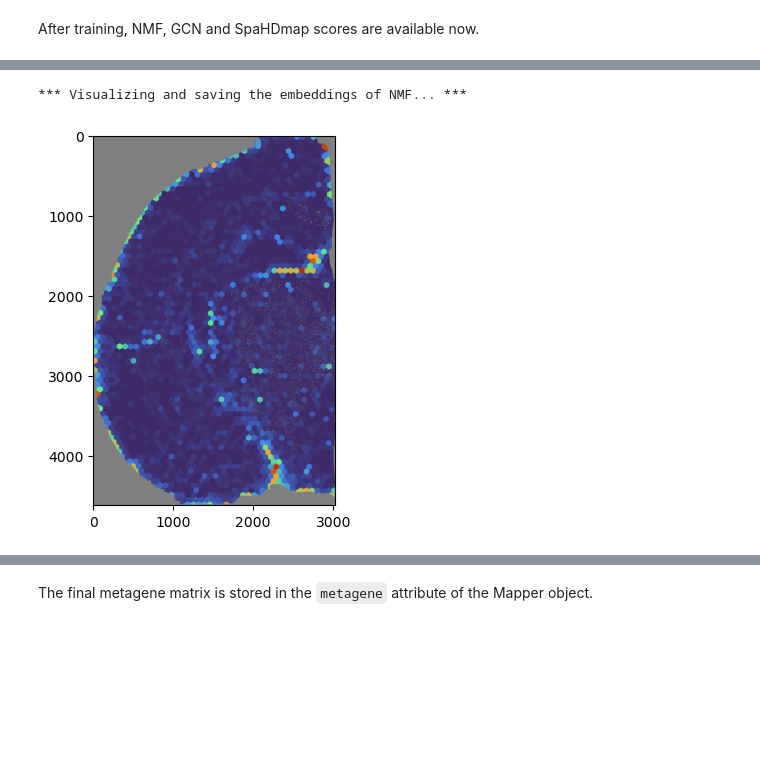
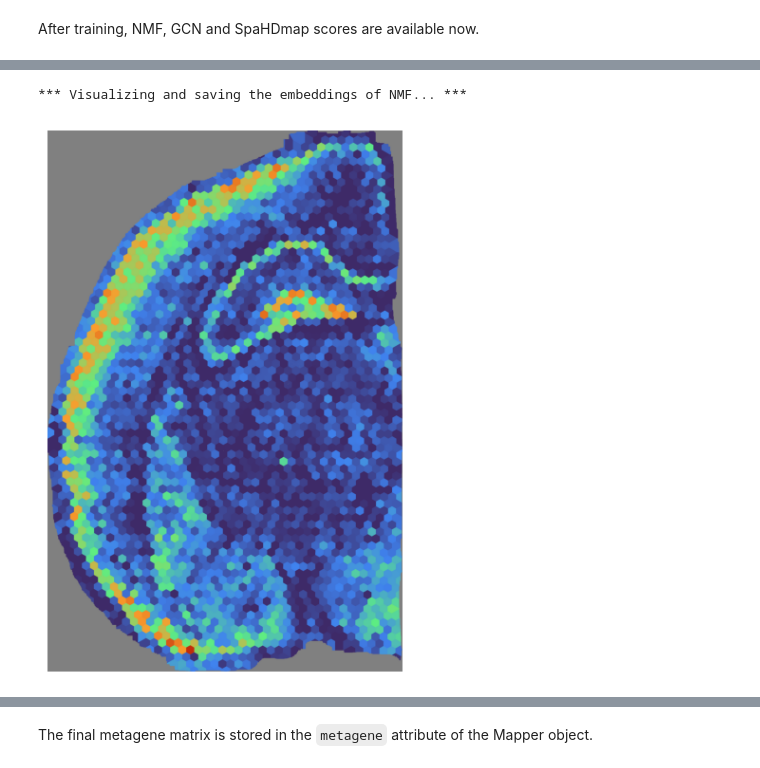
Before and after one commit to sldyns/SpaHDmap, a Jupyter notebook: docs/tutorials/IHC-image.ipynb, the cells around one changed output, grey strips where cells are left out. Drawn from its saved outputs; the diff is of its cells as text; code cells hidden in the pictures; blank space fills up the shorter version.

```diff
--- a/docs/tutorials/IHC-image.ipynb
+++ b/docs/tutorials/IHC-image.ipynb
@@ -98,5 +105,5 @@ Same to case of analyzing HE-image 10X Visium ST data, we initialize the Mapper
 mapper = hdmap.Mapper(mouse_cortex, results_path=results_path, verbose=True)
 
 # Run SpaHDmap in one function
-mapper.run_SpaHDmap()
+mapper.run_SpaHDmap(repeat_times=10)
 # %% [output]
@@ -133,8 +303,8 @@ Available scores: NMF, GCN, VD, SpaHDmap
 # %%
 # Visualize the NMF score
-mapper.visualize(mouse_cortex, use_score='NMF', index=18)
+mapper.visualize(mouse_cortex, use_score='NMF', index=0)
 # %% [output]
 *** Visualizing and saving the embeddings of NMF... ***
-[figure, old version]
+[figure, new version]
 # %%
 # Visualize the GCN score
```
Also changed, not shown: parts of 20 cells of this notebook, 11 other files.
